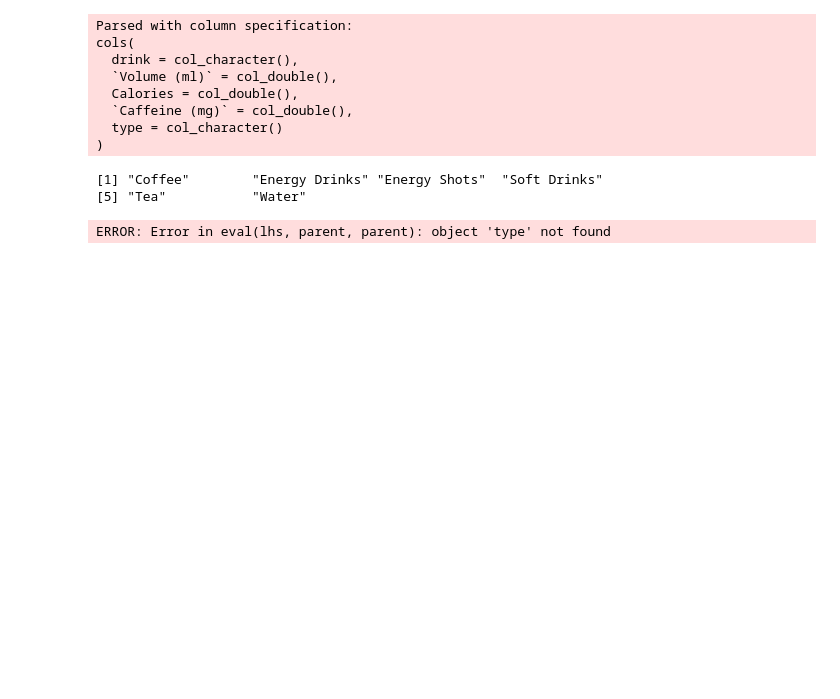
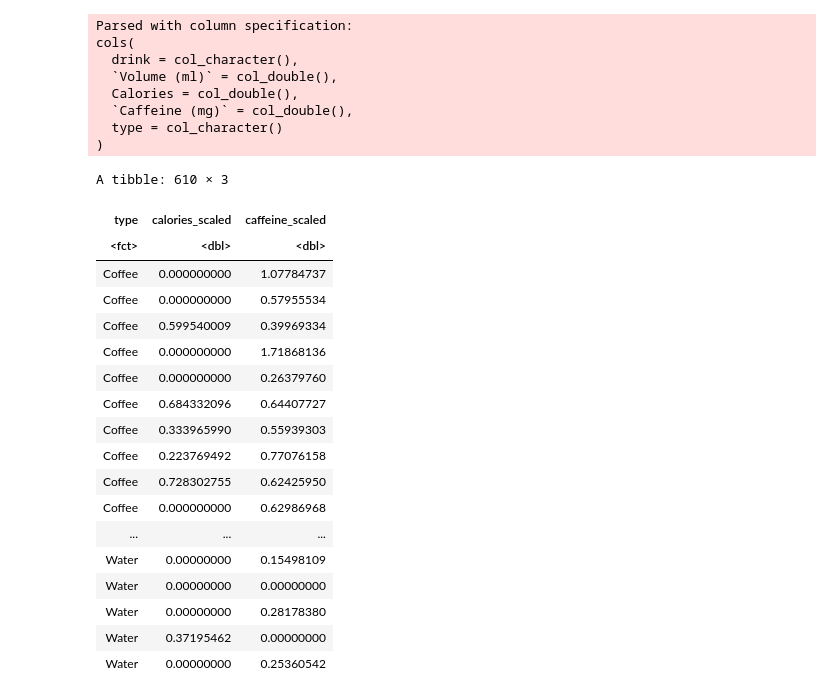
Before and after one commit to sejalvij/dsci-new-project, a Jupyter notebook: New project code.ipynb, the cells around one changed output. Saved outputs shown, nothing was run; the diff lists cells and outputs as text; code cells hidden in the pictures; blank space fills up the shorter version.

```diff
--- a/New project code.ipynb
+++ b/New project code.ipynb
@@ -6,44 +24,83 @@ library(dplyr)
 # %%
+# #for reproducability
+# set.seed(1)
+
+# #demonstrate the dataset can be read from the web into R
+# caffeine <-read_csv("caffeine.csv")
+
+# #changing column names
+# colnames(caffeine) <- make.names(colnames(caffeine))
+
+# #creating the factor and selecting variables needed for prediction
+# caffeine_selected <- caffeine %>%
+#         mutate(type = as_factor(type)) %>%
+#         select(Calories, Caffeine..mg., type)
+
 #for reproducability
 set.seed(1)
 
 #demonstrate the dataset can be read from the web into R
 caffeine <-read_csv("caffeine.csv")
 
 #changing column names
 colnames(caffeine) <- make.names(colnames(caffeine))
 
+
 #creating the factor and selecting variables needed for prediction
 caffeine_selected <- caffeine %>%
-        mutate(type = as_factor(type)) %>%
-        select(Calories, Caffeine..mg., type)
+mutate(type = as_factor(type)) %>%
+select(Calories, Caffeine..mg., type,Volume..ml. )
+
+#scaling the calorie and caffeine content by the drink volume in mL
+caffeine_scaled_volume <- caffeine_selected %>%
+mutate (calories_scaled = Calories / Volume..ml.) %>%
+mutate (caffeine_scaled = Caffeine..mg. / Volume..ml.) %>%
+#selecting only the columns we are interested in now
+select (type, calories_scaled, caffeine_scaled)
+
+caffeine_scaled_volume
 # %% [output]
 Parsed with column specification:
 cols(
   drink = col_character(),
   `Volume (ml)` = col_double(),
   Calories = col_double(),
   `Caffeine (mg)` = col_double(),
   type = col_character()
 )
+A tibble: 610 × 3
+| type | calories_scaled | caffeine_scaled |
+| <fct> | <dbl> | <dbl> |
+| Coffee | 0.000000000 | 1.07784737 |
+| Coffee | 0.000000000 | 0.57955534 |
+| Coffee | 0.599540009 | 0.39969334 |
+| Coffee | 0.000000000 | 1.71868136 |
+| Coffee | 0.000000000 | 0.26379760 |
+| Coffee | 0.684332096 | 0.64407727 |
+| Coffee | 0.333965990 | 0.55939303 |
+| Coffee | 0.223769492 | 0.77076158 |
+| Coffee | 0.728302755 | 0.62425950 |
+| Coffee | 0.000000000 | 0.62986968 |
+| ... | ... | ... |
+| Water | 0.00000000 | 0.15498109 |
+| Water | 0.00000000 | 0.00000000 |
+| Water | 0.00000000 | 0.28178380 |
+| Water | 0.37195462 | 0.00000000 |
+| Water | 0.00000000 | 0.25360542 |
 # %%
 #returning each categroy in the column
-caffiene_pull = caffeine_selected %>%
+caffeine_pull = caffeine_selected %>%
     pull(type) %>%
     levels()
-caffiene_pull
+caffeine_pull
 
 #creates a chart that shows the variables with counts and percentages
-caffiene_obs = nrow(caffeine)
-    type %>%
+caffeine_obs = nrow(caffeine)
+    caffeine %>%
     group_by(type) %>%
     summarize(
         count = n(),
-        percentage = n() / caffiene_obs * 100 )
+        percentage = n() / caffeine_obs * 100 )
-# %% [output]
-[1] "Coffee"        "Energy Drinks" "Energy Shots"  "Soft Drinks"
-[5] "Tea"           "Water"
-ERROR: Error in eval(lhs, parent, parent): object 'type' not found
 # %%
 #creating a training set and splitting the data into 75% training, and 25% testing
 caffeine_split <- initial_split(caffeine_selected, prop = 0.75, strata = type)
```
Also changed, not shown: parts of 3 cells of this notebook.
